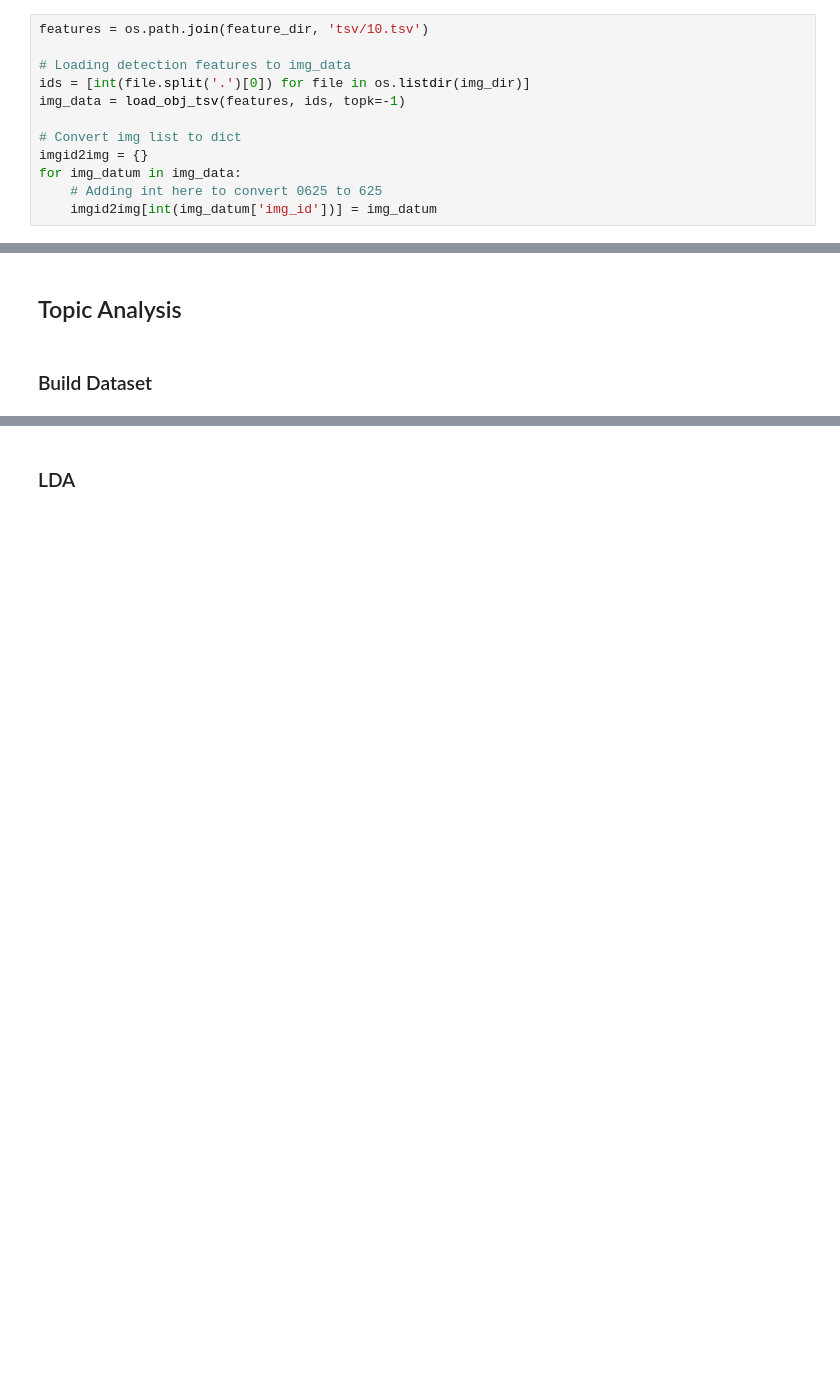
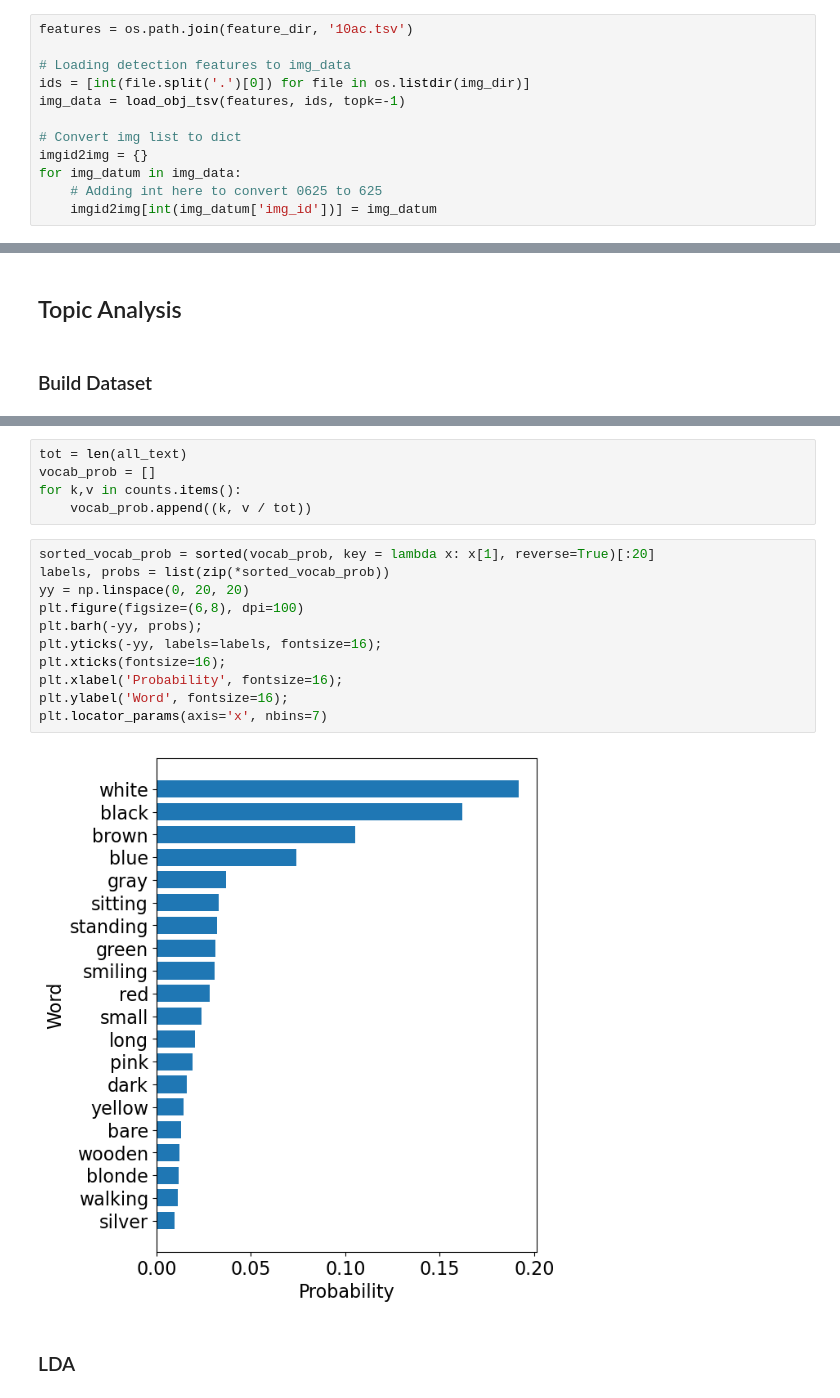
Before and after one commit to obarnard99/vilio, a Jupyter notebook: notebooks/dataset.ipynb, the cells around one changed output, grey strips where cells are left out. Drawn from its saved outputs; the diff is of its cells as text; blank space fills up the shorter version.

```diff
--- a/notebooks/dataset.ipynb
+++ b/notebooks/dataset.ipynb
@@ -104,7 +106,7 @@ with open(os.path.join(vg_path, 'attributes_vocab.txt')) as f:
     for object in f.readlines():
         vg_attrs.append(object.split(',')[0].lower().strip())
 # %%
-features = os.path.join(feature_dir, 'tsv/10.tsv')
+features = os.path.join(feature_dir, '10ac.tsv')
 
 # Loading detection features to img_data
 ids = [int(file.split('.')[0]) for file in os.listdir(img_dir)]
@@ -184,3 +194,21 @@ words
+# %%
+tot = len(all_text)
+vocab_prob = []
+for k,v in counts.items():
+    vocab_prob.append((k, v / tot))
+# %%
+sorted_vocab_prob = sorted(vocab_prob, key = lambda x: x[1], reverse=True)[:20]
+labels, probs = list(zip(*sorted_vocab_prob))
+yy = np.linspace(0, 20, 20)
+plt.figure(figsize=(6,8), dpi=100)
+plt.barh(-yy, probs);
+plt.yticks(-yy, labels=labels, fontsize=16);
+plt.xticks(fontsize=16);
+plt.xlabel('Probability', fontsize=16);
+plt.ylabel('Word', fontsize=16);
+plt.locator_params(axis='x', nbins=7)
+# %% [output]
+[figure, added]
 # %% [markdown]
 ### LDA
 # %%
```
Also changed, not shown: parts of 15 cells of this notebook, 7 other files.
